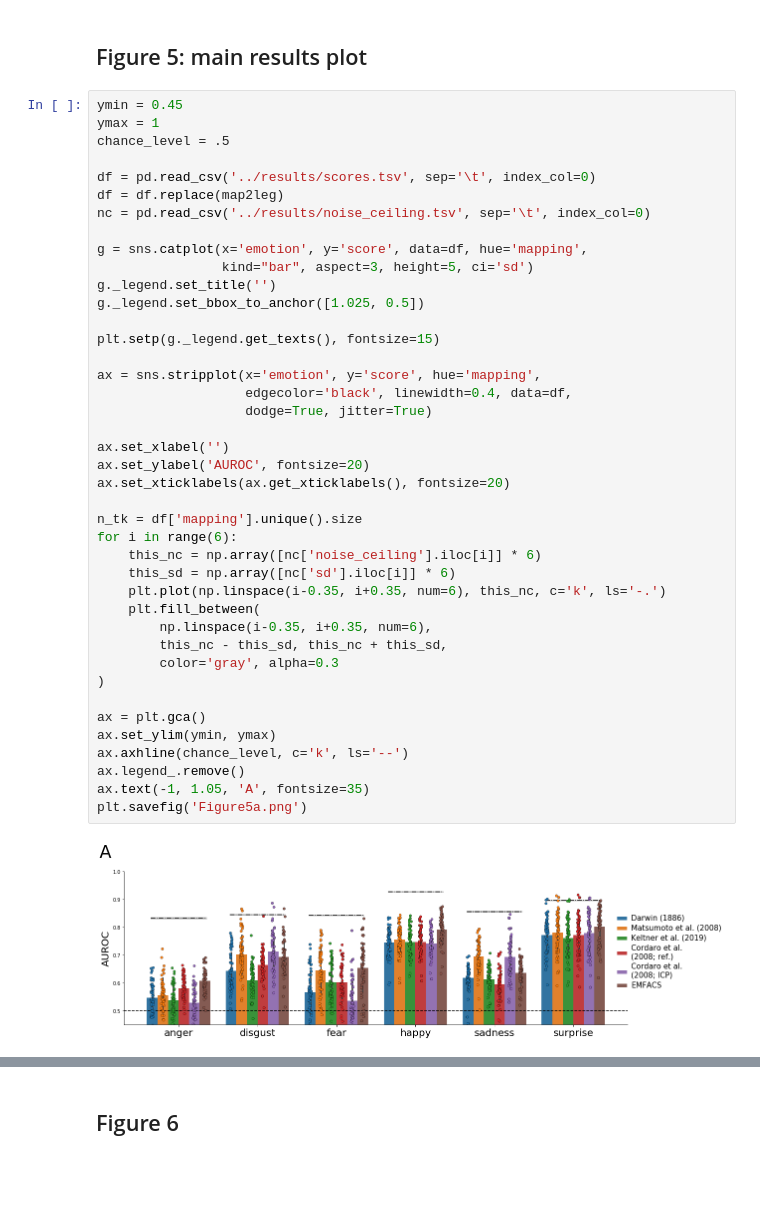
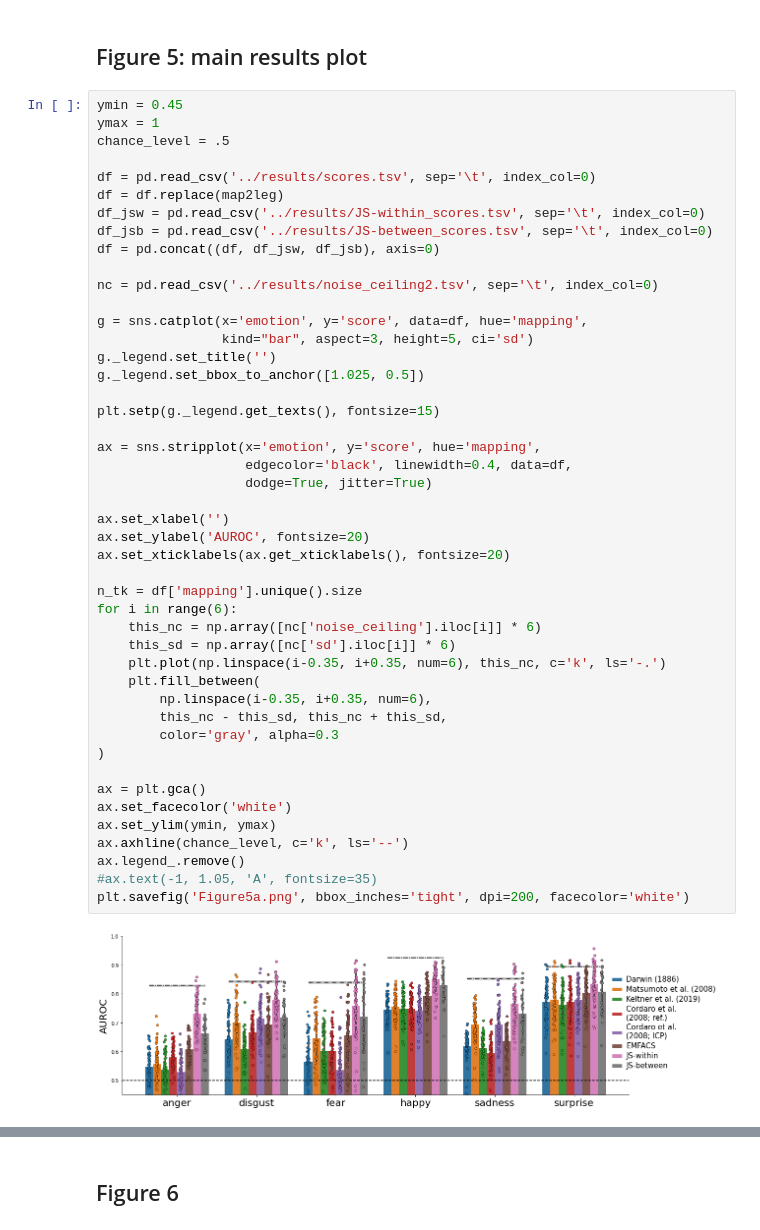
Before and after one commit to lukassnoek/hypothesis-kernel-analysis, a Jupyter notebook: notebooks/figures.ipynb, the cells around one changed output, grey strips where cells are left out. Cells and saved outputs as stored; diff of their text form; blank space fills up the shorter version.

Commit message:
Update noise ceiling code with package and run JS models

```diff
--- a/notebooks/figures.ipynb
+++ b/notebooks/figures.ipynb
@@ -227,42 +225,47 @@ chance_level = .5
 
 df = pd.read_csv('../results/scores.tsv', sep='\t', index_col=0)
 df = df.replace(map2leg)
-nc = pd.read_csv('../results/noise_ceiling.tsv', sep='\t', index_col=0)
+df_jsw = pd.read_csv('../results/JS-within_scores.tsv', sep='\t', index_col=0)
+df_jsb = pd.read_csv('../results/JS-between_scores.tsv', sep='\t', index_col=0)
+df = pd.concat((df, df_jsw, df_jsb), axis=0)
+
+nc = pd.read_csv('../results/noise_ceiling2.tsv', sep='\t', index_col=0)
 
 g = sns.catplot(x='emotion', y='score', data=df, hue='mapping',
                 kind="bar", aspect=3, height=5, ci='sd')
 g._legend.set_title('')
 g._legend.set_bbox_to_anchor([1.025, 0.5])
 
 plt.setp(g._legend.get_texts(), fontsize=15)
 
 ax = sns.stripplot(x='emotion', y='score', hue='mapping',
                    edgecolor='black', linewidth=0.4, data=df,
                    dodge=True, jitter=True)
 
 ax.set_xlabel('')
 ax.set_ylabel('AUROC', fontsize=20)
 ax.set_xticklabels(ax.get_xticklabels(), fontsize=20)
 
 n_tk = df['mapping'].unique().size
 for i in range(6):
     this_nc = np.array([nc['noise_ceiling'].iloc[i]] * 6)
     this_sd = np.array([nc['sd'].iloc[i]] * 6)
     plt.plot(np.linspace(i-0.35, i+0.35, num=6), this_nc, c='k', ls='-.')
     plt.fill_between(
         np.linspace(i-0.35, i+0.35, num=6),
         this_nc - this_sd, this_nc + this_sd,
         color='gray', alpha=0.3
 )
 
 ax = plt.gca()
+ax.set_facecolor('white')
 ax.set_ylim(ymin, ymax)
 ax.axhline(chance_level, c='k', ls='--')
 ax.legend_.remove()
-ax.text(-1, 1.05, 'A', fontsize=35)
-plt.savefig('Figure5a.png')
+#ax.text(-1, 1.05, 'A', fontsize=35)
+plt.savefig('Figure5a.png', bbox_inches='tight', dpi=200, facecolor='white')
 # %% [output]
-[figure, old version]
+[figure, new version]
 # %%
 g = sns.catplot(x='mapping', y='score', data=df, hue='emotion',
                 kind="bar", aspect=3, height=5, ci='sd')
```
Also changed, not shown: parts of 11 cells of this notebook, 12 other files.
